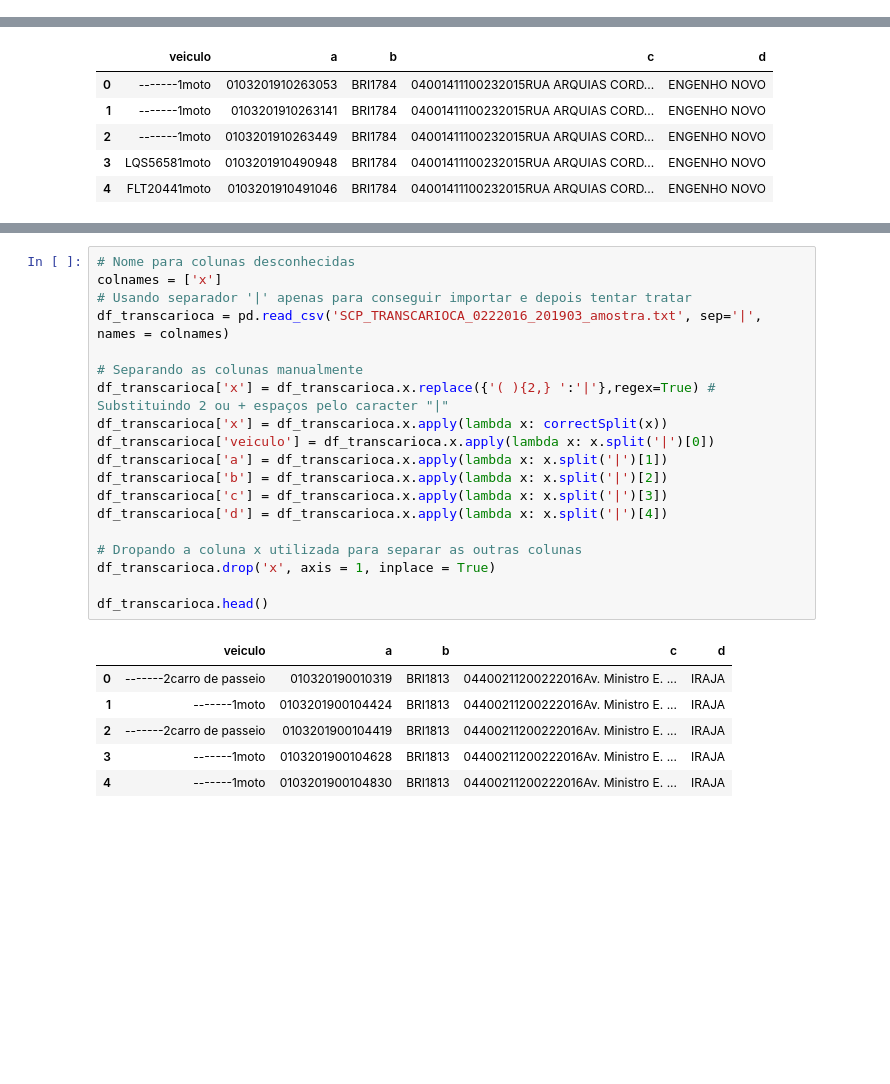
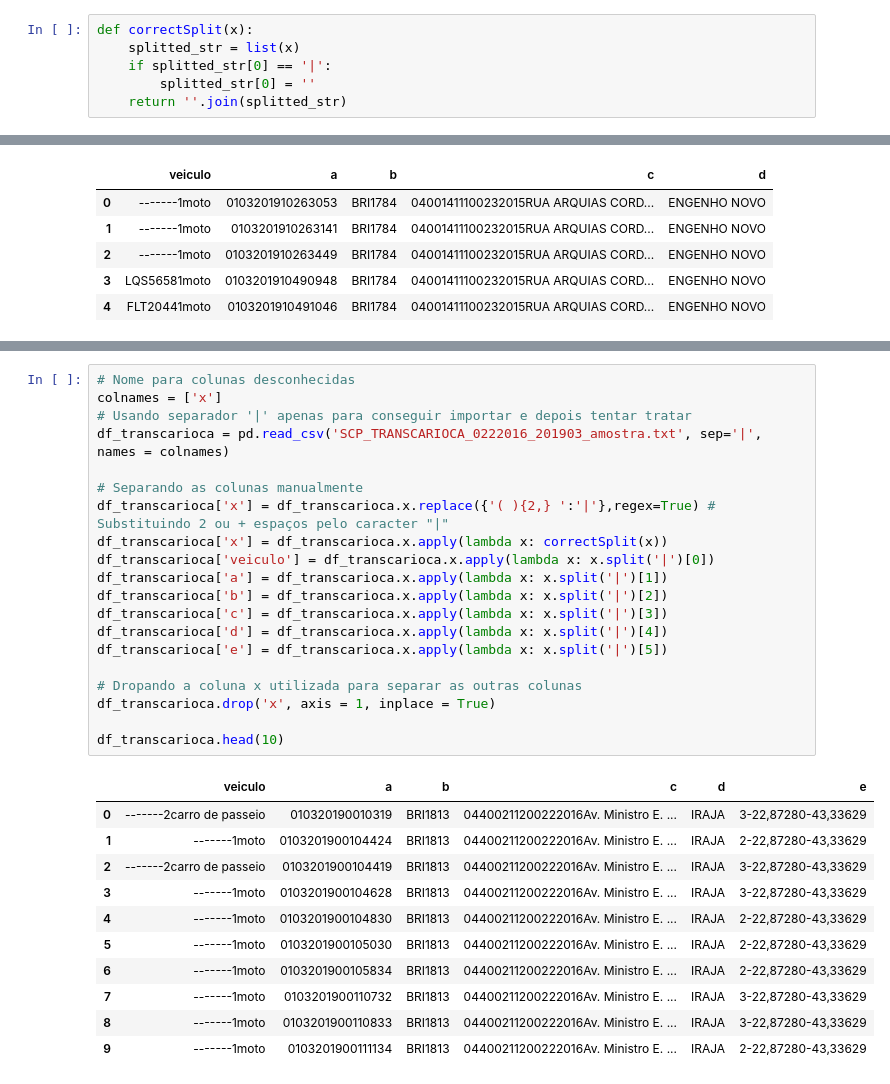
Before and after one commit to brenoimatos/UFRJ-CET-Rio, a Jupyter notebook: amostra_dados.ipynb, the cells around one changed output, grey strips where cells are left out. Drawn from its saved outputs; the diff is of its cells as text; blank space fills up the shorter version.

Commit message:
Tratamento 'movimento_OCR_JAN_2019' e 'SCP_TRANSCARIOCA_0222016_201903'

```diff
--- a/amostra_dados.ipynb
+++ b/amostra_dados.ipynb
@@ -2,4 +2,10 @@
 import pandas as pd
 import re
 from datetime import datetime
+# %%
+def correctSplit(x):
+    splitted_str = list(x)
+    if splitted_str[0] == '|':
+        splitted_str[0] = ''
+    return ''.join(splitted_str)
 # %% [markdown]
@@ -166,26 +176,32 @@ df_sitran.head()
 # %%
 # Nome para colunas desconhecidas
 colnames = ['x']
 # Usando separador '|' apenas para conseguir importar e depois tentar tratar
 df_transcarioca = pd.read_csv('SCP_TRANSCARIOCA_0222016_201903_amostra.txt', sep='|', names = colnames)
 
 # Separando as colunas manualmente
 df_transcarioca['x'] = df_transcarioca.x.replace({'( ){2,} ':'|'},regex=True) # Substituindo 2 ou + espaços pelo caracter "|"
 df_transcarioca['x'] = df_transcarioca.x.apply(lambda x: correctSplit(x))
 df_transcarioca['veiculo'] = df_transcarioca.x.apply(lambda x: x.split('|')[0])
 df_transcarioca['a'] = df_transcarioca.x.apply(lambda x: x.split('|')[1])
 df_transcarioca['b'] = df_transcarioca.x.apply(lambda x: x.split('|')[2])
 df_transcarioca['c'] = df_transcarioca.x.apply(lambda x: x.split('|')[3])
 df_transcarioca['d'] = df_transcarioca.x.apply(lambda x: x.split('|')[4])
+df_transcarioca['e'] = df_transcarioca.x.apply(lambda x: x.split('|')[5])
 
 # Dropando a coluna x utilizada para separar as outras colunas
 df_transcarioca.drop('x', axis = 1, inplace = True)
 
-df_transcarioca.head()
+df_transcarioca.head(10)
 # %% [output]
-|  | veiculo | a | b | c | d |
-| 0 | -------2carro de passeio | 010320190010319 | BRI1813 | 04400211200222016Av. Ministro E. ... | IRAJA |
-| 1 | -------1moto | 0103201900104424 | BRI1813 | 04400211200222016Av. Ministro E. ... | IRAJA |
-| 2 | -------2carro de passeio | 0103201900104419 | BRI1813 | 04400211200222016Av. Ministro E. ... | IRAJA |
-| 3 | -------1moto | 0103201900104628 | BRI1813 | 04400211200222016Av. Ministro E. ... | IRAJA |
-| 4 | -------1moto | 0103201900104830 | BRI1813 | 04400211200222016Av. Ministro E. ... | IRAJA |
+|  | veiculo | a | b | c | d | e |
+| 0 | -------2carro de passeio | 010320190010319 | BRI1813 | 04400211200222016Av. Ministro E. ... | IRAJA | 3-22,87280-43,33629 |
+| 1 | -------1moto | 0103201900104424 | BRI1813 | 04400211200222016Av. Ministro E. ... | IRAJA | 2-22,87280-43,33629 |
+| 2 | -------2carro de passeio | 0103201900104419 | BRI1813 | 04400211200222016Av. Ministro E. ... | IRAJA | 3-22,87280-43,33629 |
+| 3 | -------1moto | 0103201900104628 | BRI1813 | 04400211200222016Av. Ministro E. ... | IRAJA | 3-22,87280-43,33629 |
+| 4 | -------1moto | 0103201900104830 | BRI1813 | 04400211200222016Av. Ministro E. ... | IRAJA | 2-22,87280-43,33629 |
+| 5 | -------1moto | 0103201900105030 | BRI1813 | 04400211200222016Av. Ministro E. ... | IRAJA | 2-22,87280-43,33629 |
+| 6 | -------1moto | 0103201900105834 | BRI1813 | 04400211200222016Av. Ministro E. ... | IRAJA | 2-22,87280-43,33629 |
+| 7 | -------1moto | 0103201900110732 | BRI1813 | 04400211200222016Av. Ministro E. ... | IRAJA | 3-22,87280-43,33629 |
+| 8 | -------1moto | 0103201900110833 | BRI1813 | 04400211200222016Av. Ministro E. ... | IRAJA | 3-22,87280-43,33629 |
+| 9 | -------1moto | 0103201900111134 | BRI1813 | 04400211200222016Av. Ministro E. ... | IRAJA | 2-22,87280-43,33629 |
```
Also changed, not shown: parts of 15 cells of this notebook.
